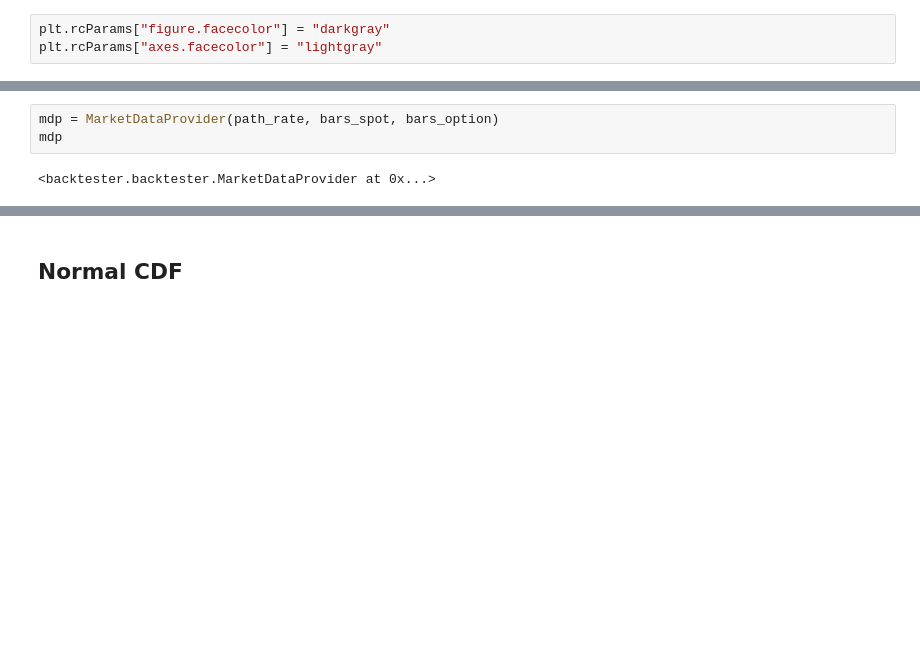
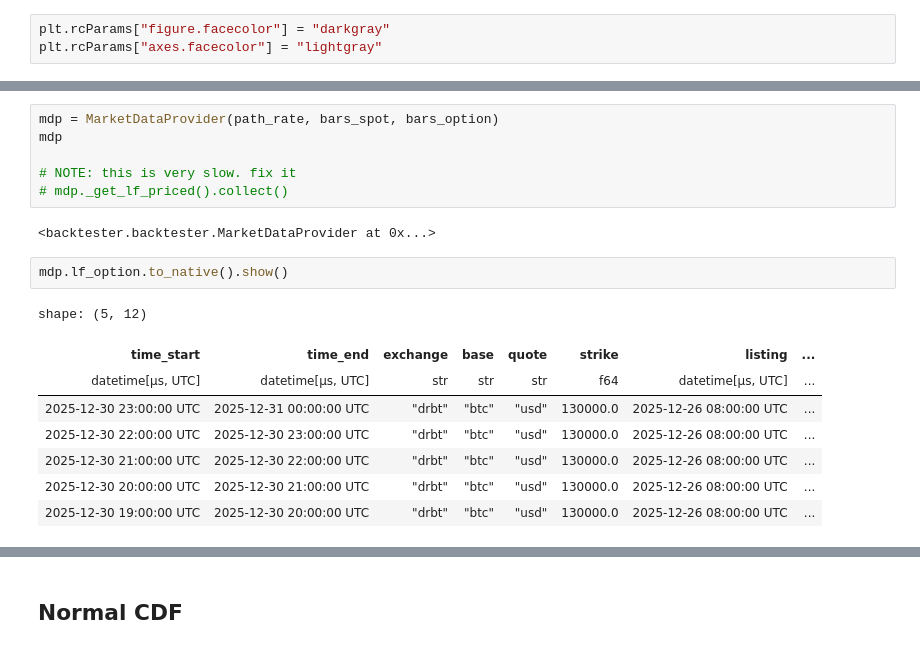
Before and after one commit to andrewchen0028/cc, a Jupyter notebook: packages/sandbox/backtester.ipynb, the cells around one changed output, grey strips where cells are left out. Cells and saved outputs as stored; diff of their text form; blank space fills up the shorter version.

```diff
--- a/packages/sandbox/backtester.ipynb
+++ b/packages/sandbox/backtester.ipynb
@@ -87,5 +93,19 @@ for k, tl, te in bars_option.select(["strike", "listing", "expiry"]).unique().co
 # %%
 mdp = MarketDataProvider(path_rate, bars_spot, bars_option)
 mdp
+
+# NOTE: this is very slow. fix it
+# mdp._get_lf_priced().collect()
 # %% [output]
 <backtester.backtester.MarketDataProvider at 0x...>
+# %%
+mdp.lf_option.to_native().show()
+# %% [output]
+shape: (5, 12)
+| time_start | time_end | exchange | base | quote | strike | listing | ... |
+| datetime[μs, UTC] | datetime[μs, UTC] | str | str | str | f64 | datetime[μs, UTC] | ... |
+| 2025-12-30 23:00:00 UTC | 2025-12-31 00:00:00 UTC | "drbt" | "btc" | "usd" | 130000.0 | 2025-12-26 08:00:00 UTC | ... |
+| 2025-12-30 22:00:00 UTC | 2025-12-30 23:00:00 UTC | "drbt" | "btc" | "usd" | 130000.0 | 2025-12-26 08:00:00 UTC | ... |
+| 2025-12-30 21:00:00 UTC | 2025-12-30 22:00:00 UTC | "drbt" | "btc" | "usd" | 130000.0 | 2025-12-26 08:00:00 UTC | ... |
+| 2025-12-30 20:00:00 UTC | 2025-12-30 21:00:00 UTC | "drbt" | "btc" | "usd" | 130000.0 | 2025-12-26 08:00:00 UTC | ... |
+| 2025-12-30 19:00:00 UTC | 2025-12-30 20:00:00 UTC | "drbt" | "btc" | "usd" | 130000.0 | 2025-12-26 08:00:00 UTC | ... |
```
Also changed, not shown: parts of 18 cells of this notebook, 4 other files.
